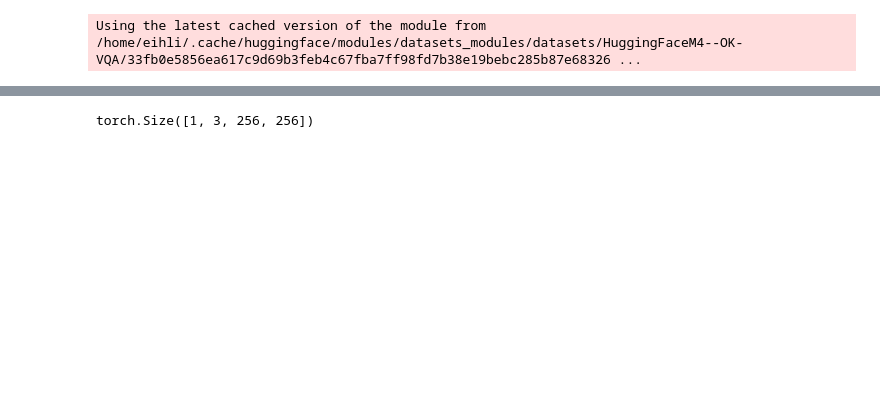
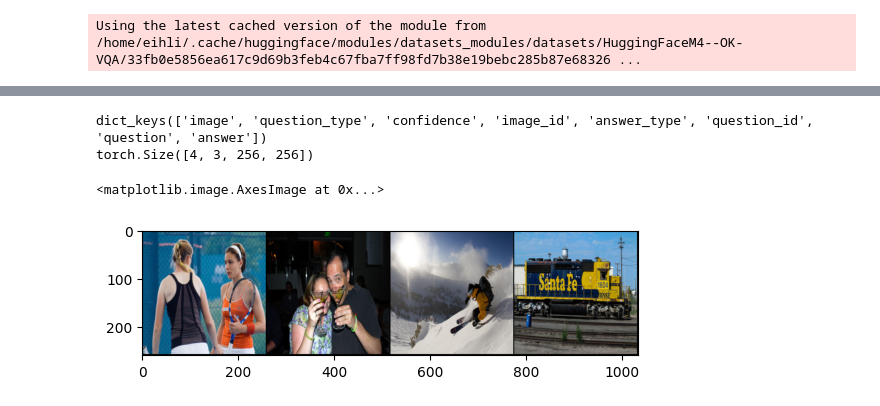
Before and after one commit to eihli/NEKO, a Jupyter notebook: dev_notebooks/hf_vqa_ds.ipynb, the cells around one changed output, grey strips where cells are left out. Drawn from its saved outputs; the diff is of its cells as text; code cells hidden in the pictures; blank space fills up the shorter version.

```diff
--- a/dev_notebooks/hf_vqa_ds.ipynb
+++ b/dev_notebooks/hf_vqa_ds.ipynb
@@ -127,11 +94,18 @@ args = TrainingArgs(
     vqa_prop=1,
 )
 # %%
-vqa_task = VqaTask(
-    DataLoader(VqaDataset(ds['train'], vqa_transforms), batch_size=4),
-    DataLoader(VqaDataset(ds['validation'], vqa_transforms), batch_size=4),
-)
+train = DataLoader(ds['train'], batch_size=4, shuffle=False)
+valid = DataLoader(ds['validation'], batch_size=4, shuffle=False)
-# %%
-vqa_task.sample_batch()['image'][[0]].shape
-# %% [output]
-torch.Size([1, 3, 256, 256])
+# %%
+vqa_task = VqaTask(train, valid)
+# %%
+batch = vqa_task.sample_batch()
+print(batch.keys())
+print(batch['image'].shape)
+grid = torchvision.utils.make_grid(batch['image'], nrow=4)
+plt.imshow(torch.permute(grid, (1, 2, 0)))
+# %% [output]
+dict_keys(['image', 'question_type', 'confidence', 'image_id', 'answer_type', 'question_id', 'question', 'answer'])
+torch.Size([4, 3, 256, 256])
+<matplotlib.image.AxesImage at 0x...>
+[figure, added]
```
Also changed, not shown: parts of 20 cells of this notebook, 1 other file.
